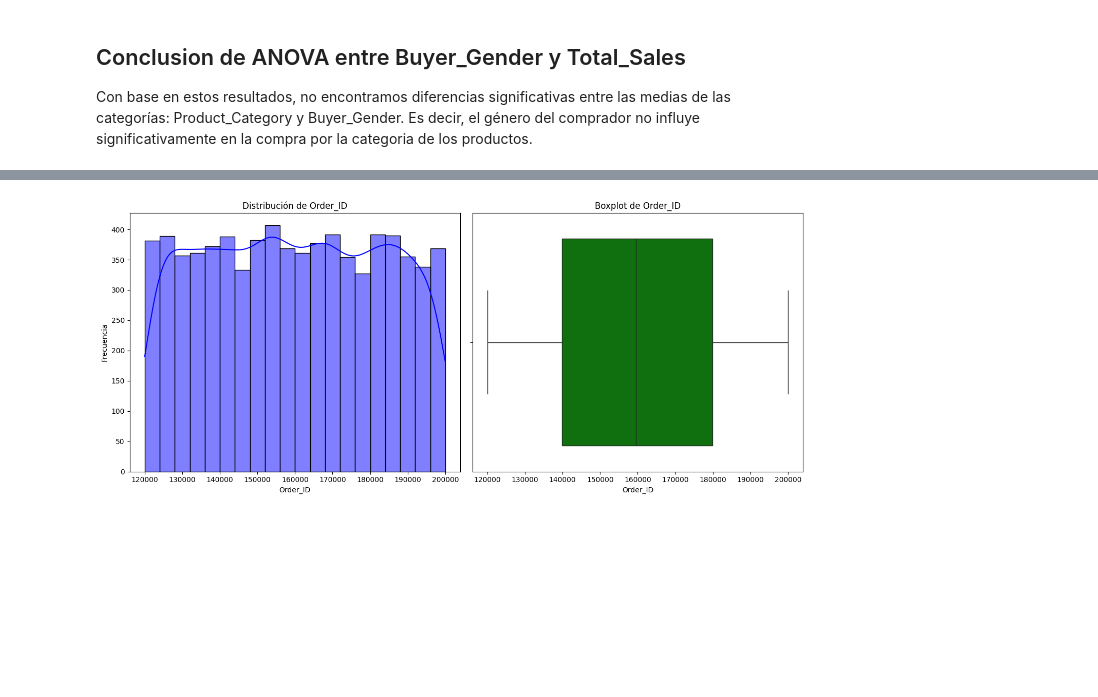
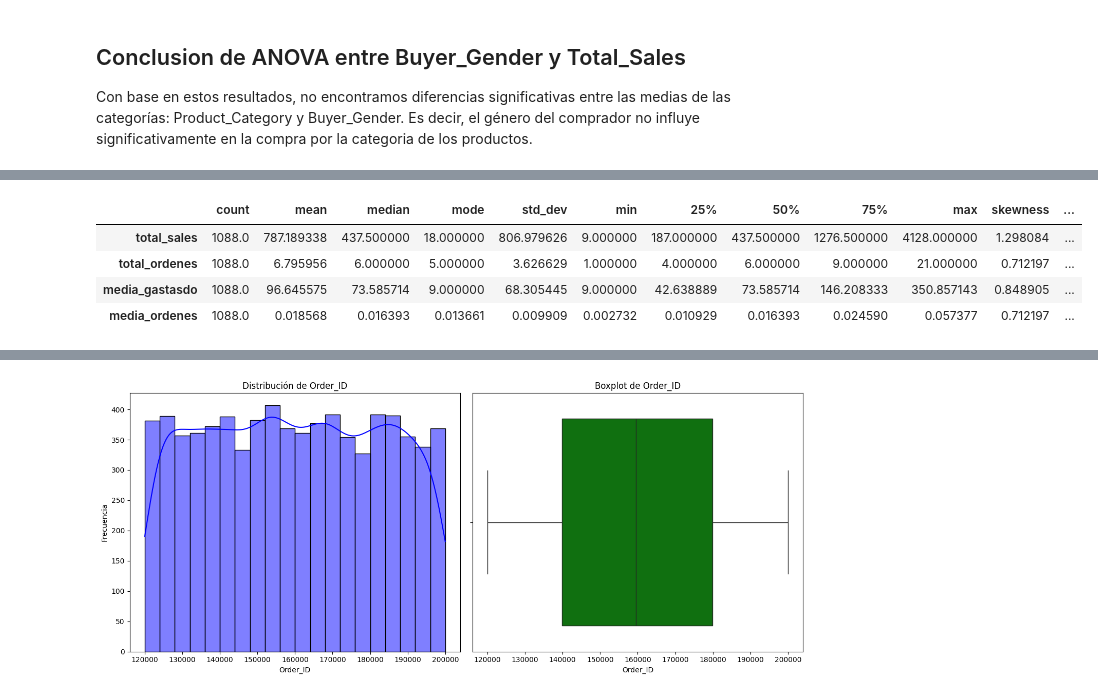
Before and after one commit to abdonrb/proyecto-ml, a Jupyter notebook: ML/notebooks/EDA.ipynb, the cells around one changed output, grey strips where cells are left out. Drawn from its saved outputs; the diff is of its cells as text; code cells hidden in the pictures; blank space fills up the shorter version.

```diff
--- a/ML/notebooks/EDA.ipynb
+++ b/ML/notebooks/EDA.ipynb
@@ -272,0 +360,2 @@ Con base en estos resultados, no encontramos diferencias significativas entre la
+# %%
+time = DataFrameAnalyzer(df_grouped)
@@ -272,0 +367,8 @@ Con base en estos resultados, no encontramos diferencias significativas entre la
+# %%
+time.describe_numeric()
+# %% [output]
+|  | count | mean | median | mode | std_dev | min | 25% | 50% | 75% | max | skewness | ... |
+| total_sales | 1088.0 | 787.189338 | 437.500000 | 18.000000 | 806.979626 | 9.000000 | 187.000000 | 437.500000 | 1276.500000 | 4128.000000 | 1.298084 | ... |
+| total_ordenes | 1088.0 | 6.795956 | 6.000000 | 5.000000 | 3.626629 | 1.000000 | 4.000000 | 6.000000 | 9.000000 | 21.000000 | 0.712197 | ... |
+| media_gastasdo | 1088.0 | 96.645575 | 73.585714 | 9.000000 | 68.305445 | 9.000000 | 42.638889 | 73.585714 | 146.208333 | 350.857143 | 0.848905 | ... |
+| media_ordenes | 1088.0 | 0.018568 | 0.016393 | 0.013661 | 0.009909 | 0.002732 | 0.010929 | 0.016393 | 0.024590 | 0.057377 | 0.712197 | ... |
```
Also changed, not shown: parts of 15 cells of this notebook, 12 other files.
